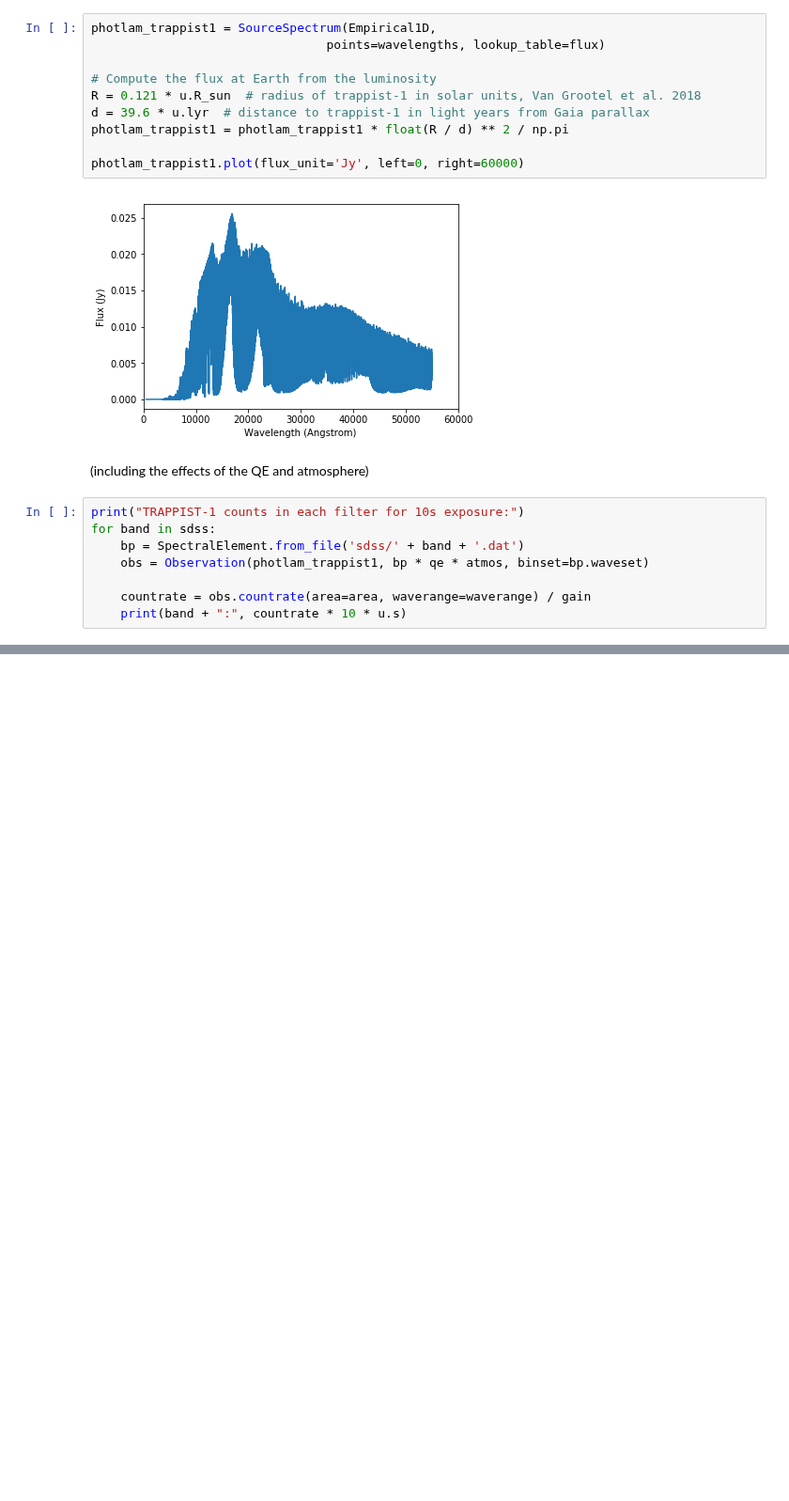
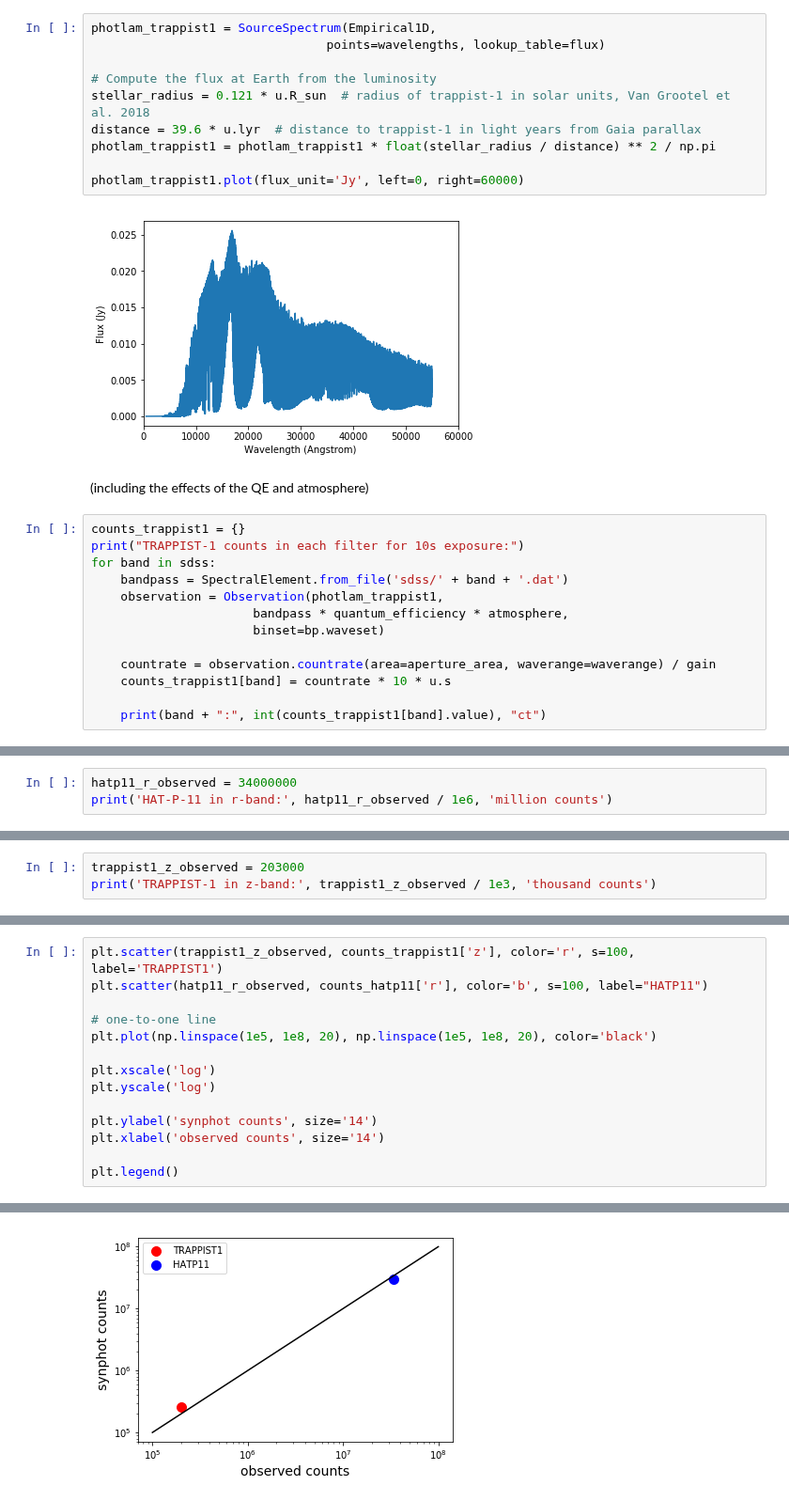
Before and after one commit to tcjansen/GSoC, a Jupyter notebook: observing_examples.ipynb, the cells around one changed output, grey strips where cells are left out. Shown at 94% size. Cells and saved outputs as stored; diff of their text form; blank space fills up the shorter version.

Commit message:
Added comparison plot, more explicit variable names

```diff
--- a/observing_examples.ipynb
+++ b/observing_examples.ipynb
@@ -141,9 +143,9 @@ photlam_trappist1 = SourceSpectrum(Empirical1D,
                                 points=wavelengths, lookup_table=flux)
 
 # Compute the flux at Earth from the luminosity
-R = 0.121 * u.R_sun  # radius of trappist-1 in solar units, Van Grootel et al. 2018
-d = 39.6 * u.lyr  # distance to trappist-1 in light years from Gaia parallax
-photlam_trappist1 = photlam_trappist1 * float(R / d) ** 2 / np.pi
+stellar_radius = 0.121 * u.R_sun  # radius of trappist-1 in solar units, Van Grootel et al. 2018
+distance = 39.6 * u.lyr  # distance to trappist-1 in light years from Gaia parallax
+photlam_trappist1 = photlam_trappist1 * float(stellar_radius / distance) ** 2 / np.pi
 
 photlam_trappist1.plot(flux_unit='Jy', left=0, right=60000)
 # %% [output]
@@ -151,12 +153,17 @@ photlam_trappist1.plot(flux_unit='Jy', left=0, right=60000)
 # %% [markdown]
 (including the effects of the QE and atmosphere)
 # %%
+counts_trappist1 = {}
 print("TRAPPIST-1 counts in each filter for 10s exposure:")
 for band in sdss:
-    bp = SpectralElement.from_file('sdss/' + band + '.dat')
-    obs = Observation(photlam_trappist1, bp * qe * atmos, binset=bp.waveset)
+    bandpass = SpectralElement.from_file('sdss/' + band + '.dat')
+    observation = Observation(photlam_trappist1,
+                      bandpass * quantum_efficiency * atmosphere,
+                      binset=bp.waveset)
 
-    countrate = obs.countrate(area=area, waverange=waverange) / gain
-    print(band + ":", countrate * 10 * u.s)
+    countrate = observation.countrate(area=aperture_area, waverange=waverange) / gain
+    counts_trappist1[band] = countrate * 10 * u.s
+
+    print(band + ":", int(counts_trappist1[band].value), "ct")
 # %% [output]
 TRAPPIST-1 counts in each filter for 10s exposure:
@@ -167,0 +177,3 @@ z: 256581.51481196267 ct
+# %%
+hatp11_r_observed = 34000000
+print('HAT-P-11 in r-band:', hatp11_r_observed / 1e6, 'million counts')
@@ -167,0 +182,3 @@ z: 256581.51481196267 ct
+# %%
+trappist1_z_observed = 203000
+print('TRAPPIST-1 in z-band:', trappist1_z_observed / 1e3, 'thousand counts')
@@ -167,0 +189,15 @@ z: 256581.51481196267 ct
+# %%
+plt.scatter(trappist1_z_observed, counts_trappist1['z'], color='r', s=100, label='TRAPPIST1')
+plt.scatter(hatp11_r_observed, counts_hatp11['r'], color='b', s=100, label="HATP11")
+
+# one-to-one line
+plt.plot(np.linspace(1e5, 1e8, 20), np.linspace(1e5, 1e8, 20), color='black')
+
+plt.xscale('log')
+plt.yscale('log')
+
+plt.ylabel('synphot counts', size='14')
+plt.xlabel('observed counts', size='14')
+
+plt.legend()
+# %% [output]
@@ -167,0 +205 @@ z: 256581.51481196267 ct
+[figure, added]
```
Also changed, not shown: parts of 14 cells of this notebook.
